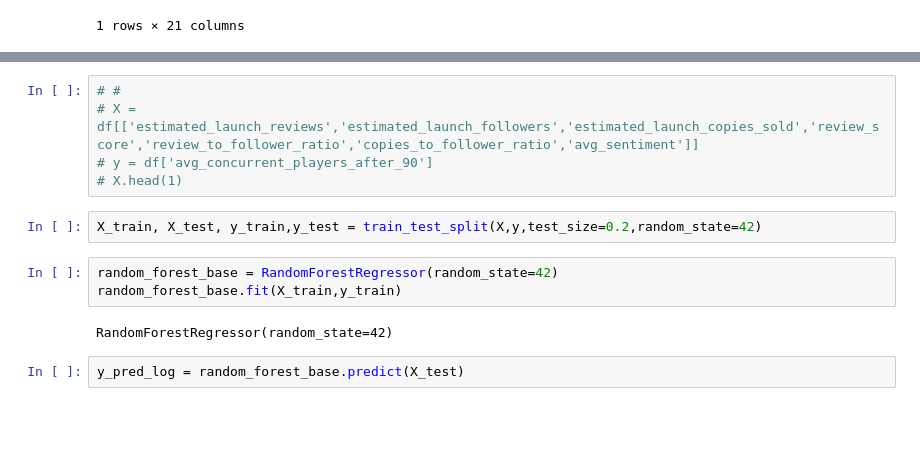
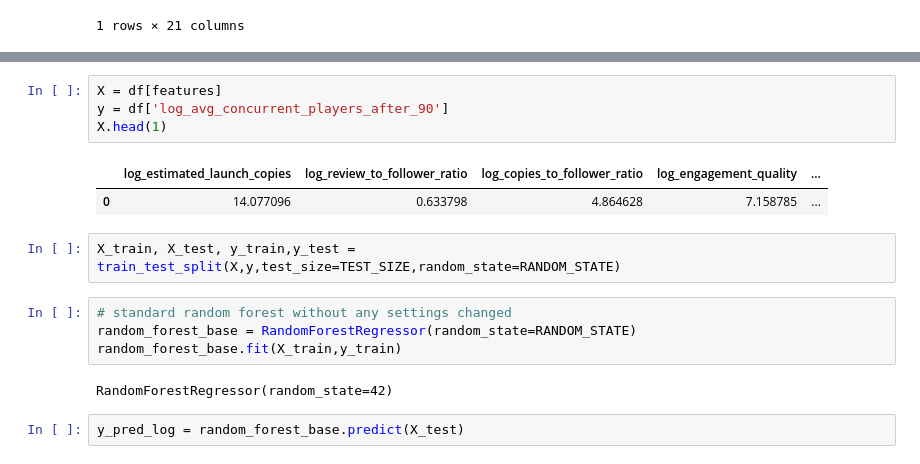
Before and after one commit to FarhanK29/Video_Game_Prediction_Model, a Jupyter notebook: random_forests_pred.ipynb, the cells around one changed output, grey strips where cells are left out. Drawn from its saved outputs; the diff is of its cells as text; blank space fills up the shorter version.

```diff
--- a/random_forests_pred.ipynb
+++ b/random_forests_pred.ipynb
@@ -90,12 +45,15 @@ y = df['log_avg_concurrent_players_after_90']
 # %%
-# #
-# X = df[['estimated_launch_reviews','estimated_launch_followers','estimated_launch_copies_sold','review_score','review_to_follower_ratio','copies_to_follower_ratio','avg_sentiment']]
-# y = df['avg_concurrent_players_after_90']
-# X.head(1)
+X = df[features]
+y = df['log_avg_concurrent_players_after_90']
+X.head(1)
+# %% [output]
+|  | log_estimated_launch_copies | log_review_to_follower_ratio | log_copies_to_follower_ratio | log_engagement_quality | ... |
+| 0 | 14.077096 | 0.633798 | 4.864628 | 7.158785 | ... |
 # %%
-X_train, X_test, y_train,y_test = train_test_split(X,y,test_size=0.2,random_state=42)
+X_train, X_test, y_train,y_test = train_test_split(X,y,test_size=TEST_SIZE,random_state=RANDOM_STATE)
 # %%
-random_forest_base = RandomForestRegressor(random_state=42)
+# standard random forest without any settings changed
+random_forest_base = RandomForestRegressor(random_state=RANDOM_STATE)
 random_forest_base.fit(X_train,y_train)
 # %% [output]
 RandomForestRegressor(random_state=42)
```
Also changed, not shown: parts of 17 cells of this notebook.
